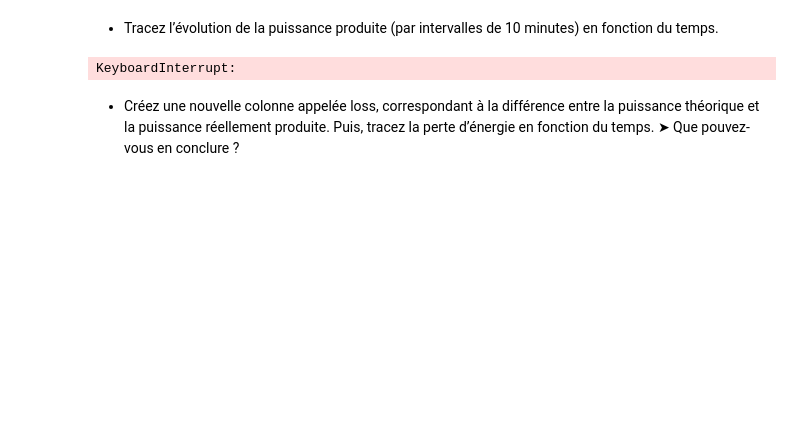
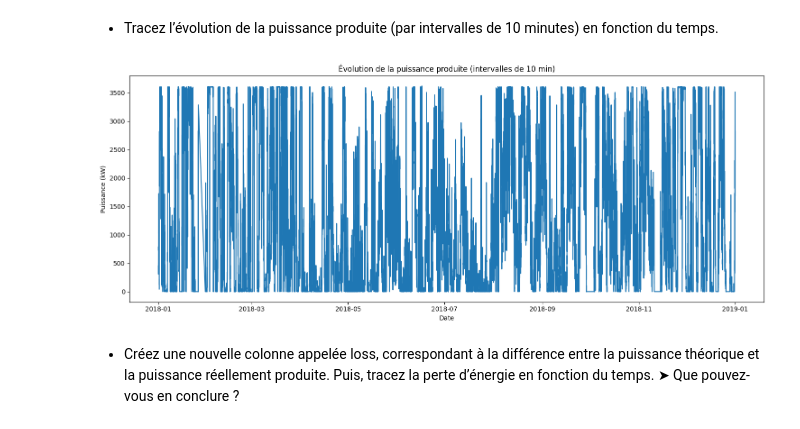
Before and after one commit to Maxime-Mig/Analyse_Visu, a Jupyter notebook: TD1/TD1.ipynb, the cells around one changed output. Drawn from its saved outputs; the diff is of its cells as text; code cells hidden in the pictures; blank space fills up the shorter version.

```diff
--- a/TD1/TD1.ipynb
+++ b/TD1/TD1.ipynb
@@ -117,16 +128,15 @@ df_wind.head()
 - Tracez l’évolution de la puissance produite (par intervalles de 10 minutes) en
 fonction du temps.
 # %%
-import matplotlib.pyplot as plt
-
 plt.figure(figsize=(15, 6))
-plt.plot(df_wind['Power'], color='blue')
-plt.title('Evolution de la puissance produite (Power)')
-plt.xlabel('Temps')
-plt.ylabel('Puissance (kW)')
+plt.plot(df_wind.index, df_wind["Power"])
+plt.xlabel("Date")
+plt.ylabel("Puissance (kW)")
+plt.title("Évolution de la puissance produite (intervalles de 10 min)")
+plt.tight_layout()
 plt.show()
 # %% [output]
-KeyboardInterrupt:
+[figure, added]
 # %% [markdown]
 - Créez une nouvelle colonne appelée loss, correspondant à la différence entre la
 puissance théorique et la puissance réellement produite. Puis, tracez la perte
```
Also changed, not shown: parts of 36 cells of this notebook, 3 other files.
